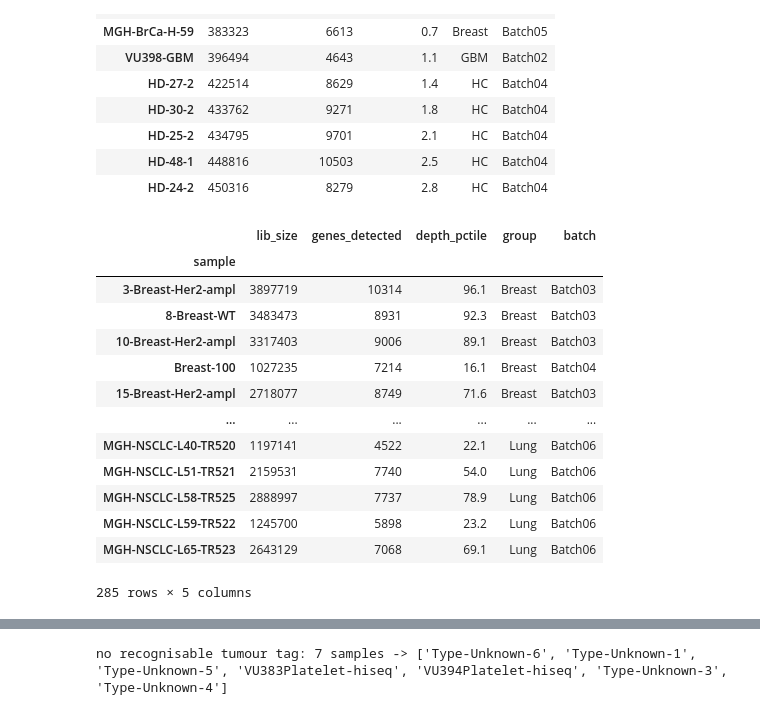
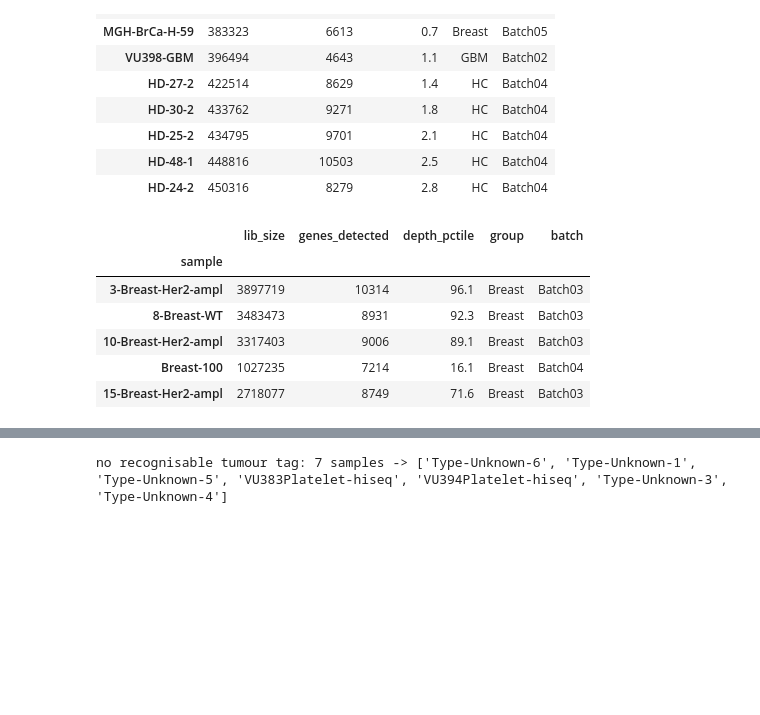
Before and after one commit to honololab/GSE68086, a Jupyter notebook: functions/00b_series_df_dictionary.ipynb, the cells around one changed output, grey strips where cells are left out. Drawn from its saved outputs; the diff is of its cells as text; code cells hidden in the pictures; blank space fills up the shorter version.

```diff
--- a/functions/00b_series_df_dictionary.ipynb
+++ b/functions/00b_series_df_dictionary.ipynb
@@ -346,19 +325,12 @@ median share of genes detected per sample: 0.15
 | HD-48-1 | 448816 | 10503 | 2.5 | HC | Batch04 |
 | HD-24-2 | 450316 | 8279 | 2.8 | HC | Batch04 |
 # %%
-qc_series
+qc_series.head()
 # %% [output]
 |  | lib_size | genes_detected | depth_pctile | group | batch |
 | sample |  |  |  |  |  |
 | 3-Breast-Her2-ampl | 3897719 | 10314 | 96.1 | Breast | Batch03 |
 | 8-Breast-WT | 3483473 | 8931 | 92.3 | Breast | Batch03 |
 | 10-Breast-Her2-ampl | 3317403 | 9006 | 89.1 | Breast | Batch03 |
 | Breast-100 | 1027235 | 7214 | 16.1 | Breast | Batch04 |
 | 15-Breast-Her2-ampl | 2718077 | 8749 | 71.6 | Breast | Batch03 |
-| ... | ... | ... | ... | ... | ... |
-| MGH-NSCLC-L40-TR520 | 1197141 | 4522 | 22.1 | Lung | Batch06 |
-| MGH-NSCLC-L51-TR521 | 2159531 | 7740 | 54.0 | Lung | Batch06 |
-| MGH-NSCLC-L58-TR525 | 2888997 | 7737 | 78.9 | Lung | Batch06 |
-| MGH-NSCLC-L59-TR522 | 1245700 | 5898 | 23.2 | Lung | Batch06 |
-| MGH-NSCLC-L65-TR523 | 2643129 | 7068 | 69.1 | Lung | Batch06 |
-285 rows × 5 columns
```
Also changed, not shown: parts of 7 cells of this notebook, 3 other files.
